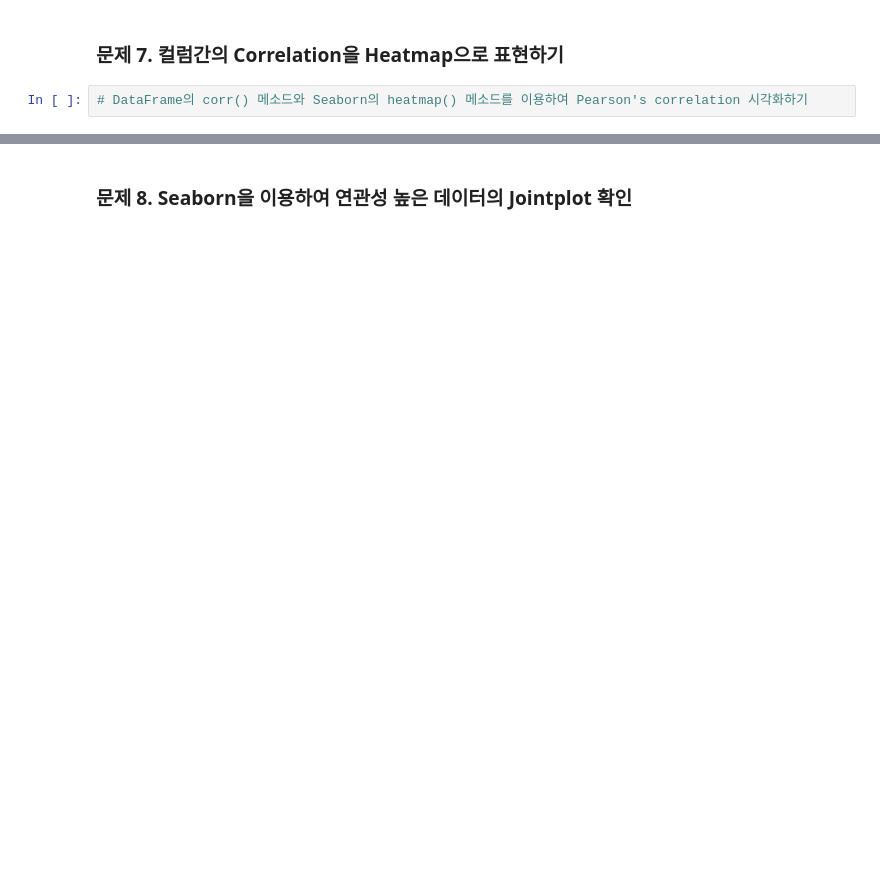
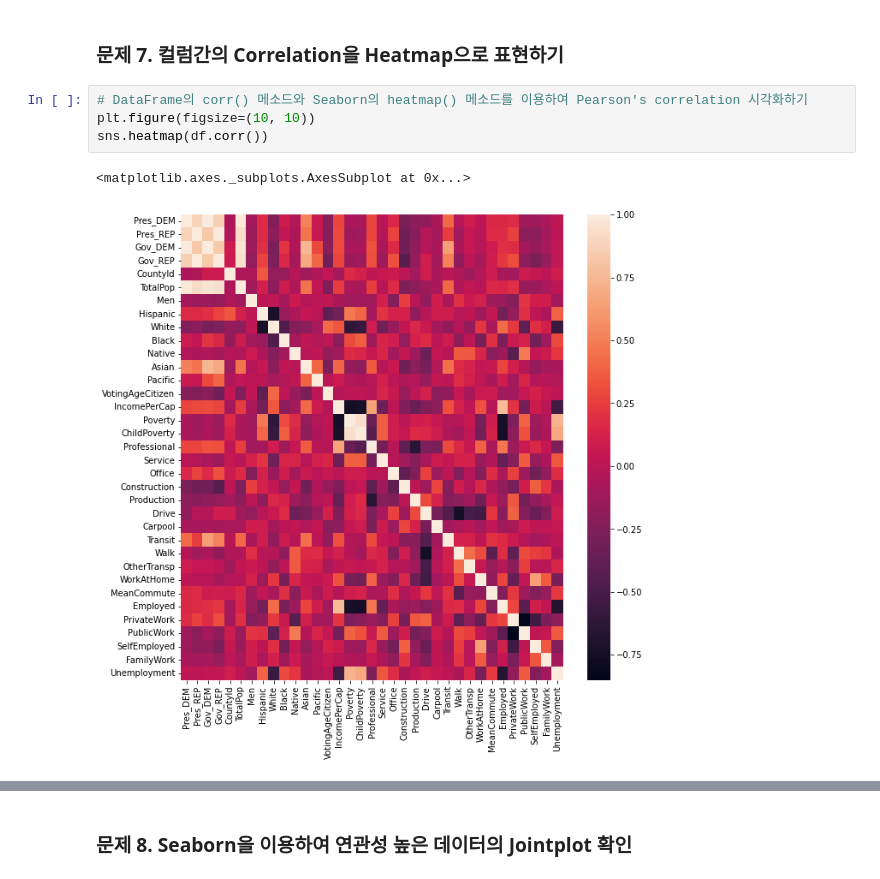
Before and after one commit to spacemaninSeoul/fast_campus_ML300, a Jupyter notebook: Chapter_05_미국의_대통령은_어떻게_뽑힐까(문제).ipynb, the cells around one changed output, grey strips where cells are left out. Saved outputs shown, nothing was run; the diff lists cells and outputs as text; blank space fills up the shorter version.

```diff
--- a/Chapter_05_미국의_대통령은_어떻게_뽑힐까(문제).ipynb
+++ b/Chapter_05_미국의_대통령은_어떻게_뽑힐까(문제).ipynb
@@ -430,3 +453,8 @@ dtype: int64
 ### 문제 7. 컬럼간의 Correlation을 Heatmap으로 표현하기
 # %%
 # DataFrame의 corr() 메소드와 Seaborn의 heatmap() 메소드를 이용하여 Pearson's correlation 시각화하기
+plt.figure(figsize=(10, 10))
+sns.heatmap(df.corr())
+# %% [output]
+<matplotlib.axes._subplots.AxesSubplot at 0x...>
+[figure, added]
```
Also changed, not shown: parts of 51 cells of this notebook.
